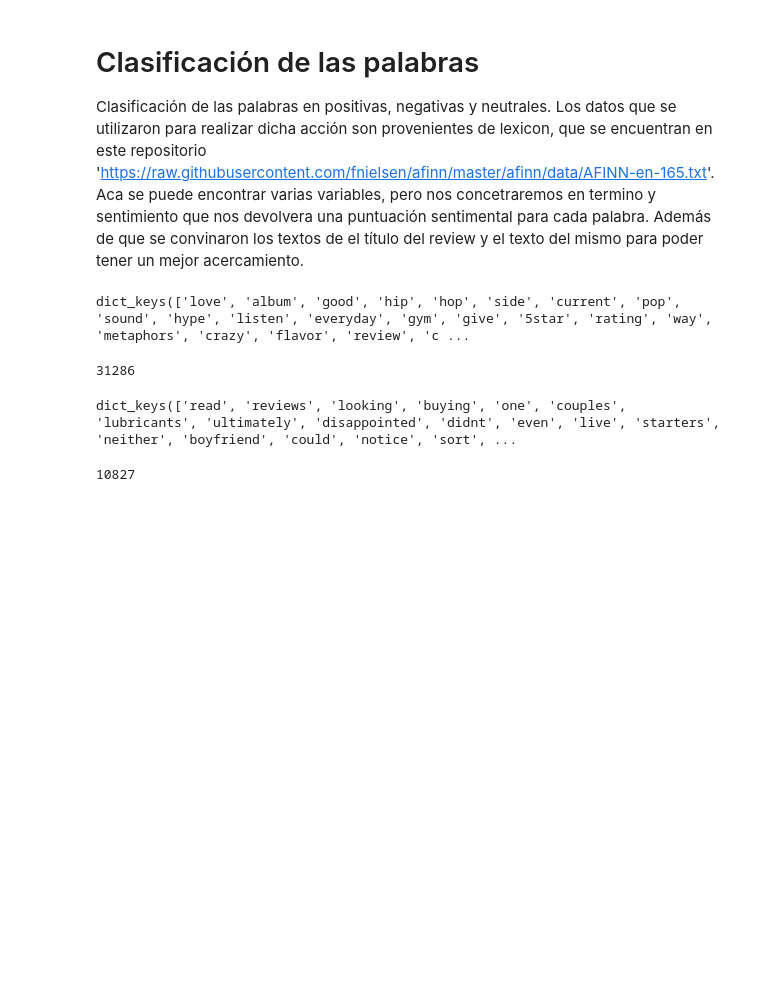
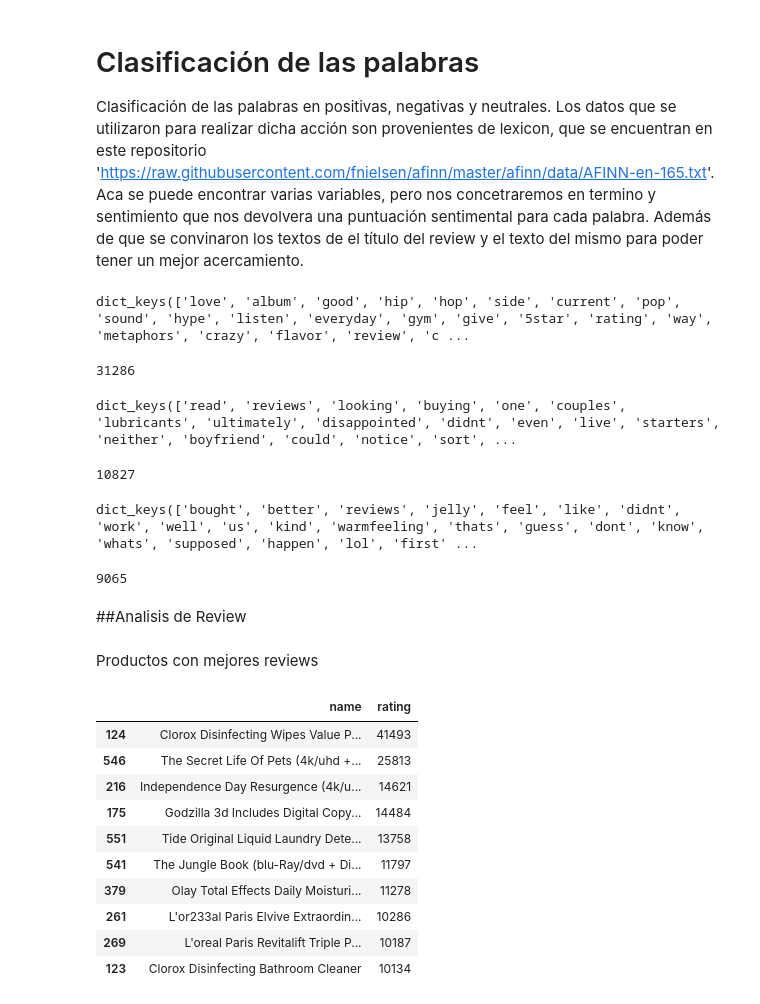
Before and after one commit to andreaeliasc/Lab5-DataScience, a Jupyter notebook: Lab5.ipynb, the cells around one changed output. Saved outputs shown, nothing was run; the diff lists cells and outputs as text; code cells hidden in the pictures; blank space fills up the shorter version.

```diff
--- a/Lab5.ipynb
+++ b/Lab5.ipynb
@@ -275,3 +277,13 @@ dict_keys(['read', 'reviews', 'looking', 'buying', 'one', 'couples', 'lubricants
 len(malas.keys())
 # %% [output]
 10827
+# %%
+neutras.keys()
+# %% [output]
+dict_keys(['bought', 'better', 'reviews', 'jelly', 'feel', 'like', 'didnt', 'work', 'well', 'us', 'kind', 'warmfeeling', 'thats', 'guess', 'dont', 'know', 'whats', 'supposed', 'happen', 'lol', 'first' ...
+# %%
+len(neutras.keys())
+# %% [output]
+9065
+# %% [markdown]
+##Analisis de Review
@@ -277,0 +292,21 @@ len(malas.keys())
+# %% [markdown]
+Productos con mejores reviews
+# %%
+data_analisis = data[['name' , 'reviews.rating']]
+data_analisis = data_analisis.rename(columns={ "reviews.rating": "rating"})
+
+agrupacion = data_analisis.groupby('name').sum().reset_index()
+mejor = agrupacion.sort_values('rating', ascending=False)
+mejor.head(10)
+# %% [output]
+|  | name | rating |
+| 124 | Clorox Disinfecting Wipes Value P... | 41493 |
+| 546 | The Secret Life Of Pets (4k/uhd +... | 25813 |
+| 216 | Independence Day Resurgence (4k/u... | 14621 |
+| 175 | Godzilla 3d Includes Digital Copy... | 14484 |
+| 551 | Tide Original Liquid Laundry Dete... | 13758 |
+| 541 | The Jungle Book (blu-Ray/dvd + Di... | 11797 |
+| 379 | Olay Total Effects Daily Moisturi... | 11278 |
+| 261 | L'or233al Paris Elvive Extraordin... | 10286 |
+| 269 | L'oreal Paris Revitalift Triple P... | 10187 |
+| 123 | Clorox Disinfecting Bathroom Cleaner | 10134 |
```
Also changed, not shown: parts of 18 cells of this notebook.
